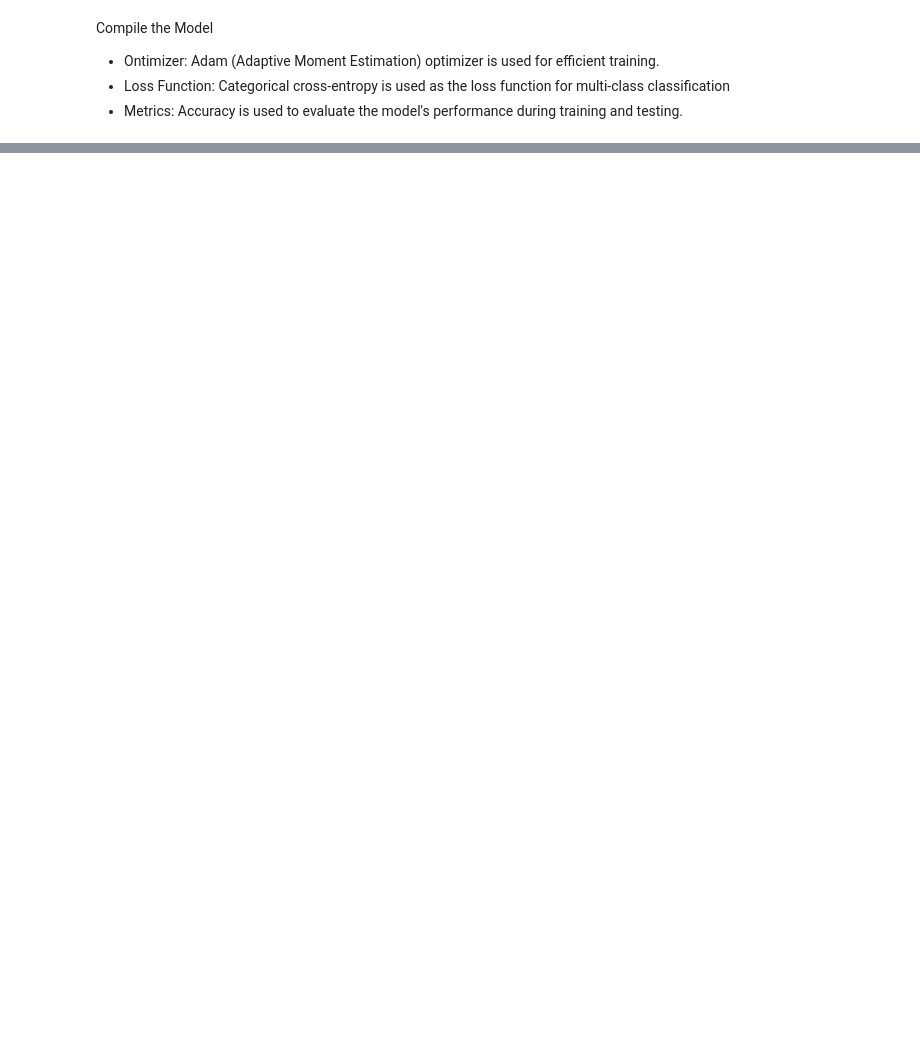
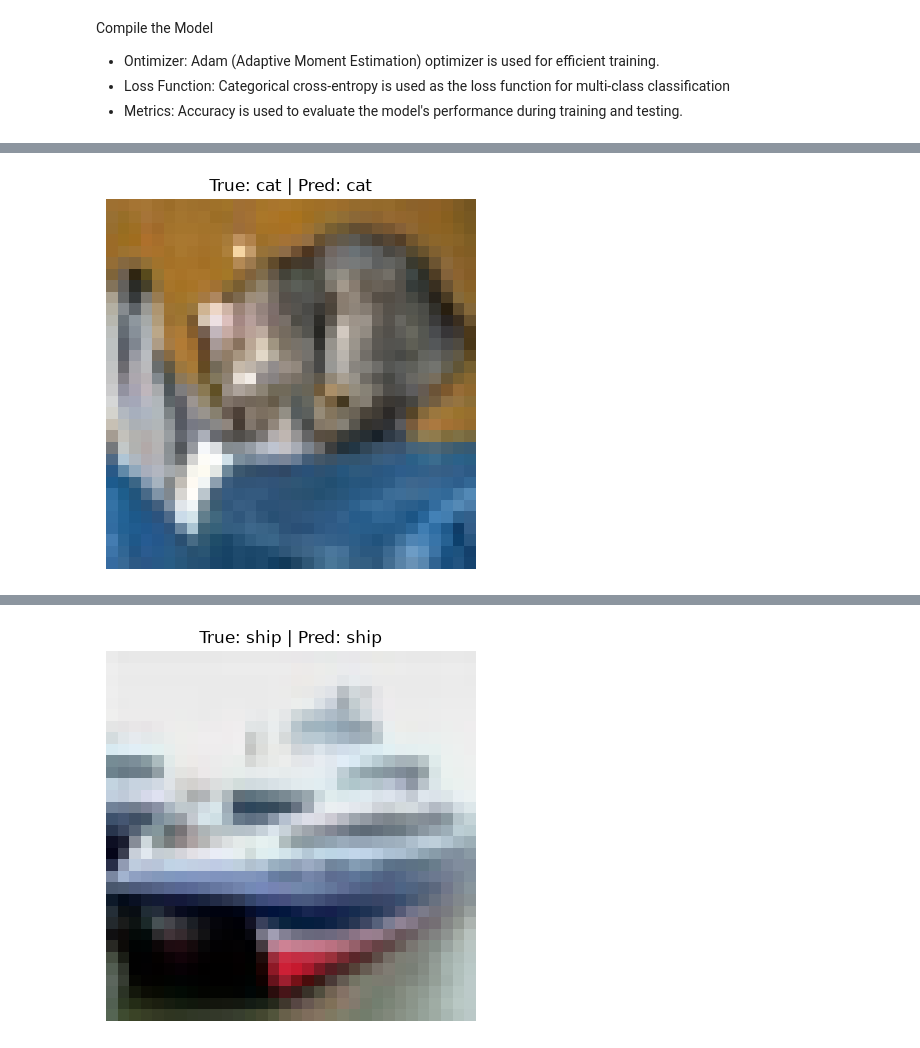
Before and after one commit to Calvin-Gacheru/Deep-Learning, a Jupyter notebook: Task01.ipynb, the cells around one changed output, grey strips where cells are left out. Drawn from its saved outputs; the diff is of its cells as text; code cells hidden in the pictures; blank space fills up the shorter version.

```diff
--- a/Task01.ipynb
+++ b/Task01.ipynb
@@ -124,0 +188,16 @@ Model: "sequential_1"
+# %%
+def plot_predictions(index):
+    img = X_test[index]
+    true_label = class_names[np.argmax(y_test[index])]
+    pred_probs = model.predict(np.expand_dims(img, axis=0))
+    pred_label = class_names[np.argmax(pred_probs)]
+
+    plt.imshow(img)
+    plt.title(f"True: {true_label} | Pred: {pred_label}")
+    plt.axis('off')
+    plt.show()
+
+
+for i in range(5):
+    plot_predictions(i)
+# %% [output]
@@ -124,0 +205 @@ Model: "sequential_1"
+[figure, added]
@@ -124,0 +207 @@ Model: "sequential_1"
+[figure, added]
```
Also changed, not shown: parts of 10 cells of this notebook, 2 other files.
